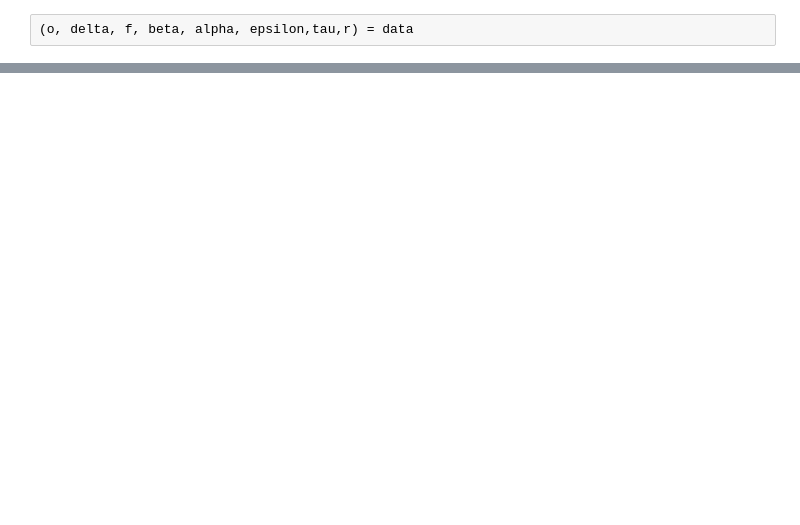
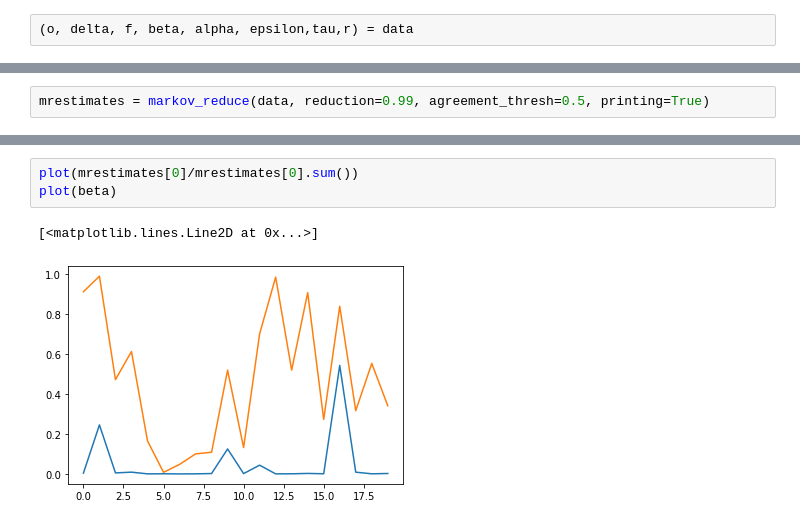
Before and after one commit to linesn/reporter_modeling, a Jupyter notebook: Notebooks/A_Bayesian_Model_For_News_Reporting_alternate.ipynb, the cells around one changed output, grey strips where cells are left out. Saved outputs shown, nothing was run; the diff lists cells and outputs as text; blank space fills up the shorter version.

```diff
--- a/Notebooks/A_Bayesian_Model_For_News_Reporting_alternate.ipynb
+++ b/Notebooks/A_Bayesian_Model_For_News_Reporting_alternate.ipynb
@@ -233,0 +373,2 @@ for n_t in tqdm(n_ts):
+# %%
+mrestimates = markov_reduce(data, reduction=0.99, agreement_thresh=0.5, printing=True)
@@ -233,0 +387,6 @@ for n_t in tqdm(n_ts):
+# %%
+plot(mrestimates[0]/mrestimates[0].sum())
+plot(beta)
+# %% [output]
+[<matplotlib.lines.Line2D at 0x...>]
+[figure, added]
```
Also changed, not shown: parts of 16 cells of this notebook, 2 other files.
